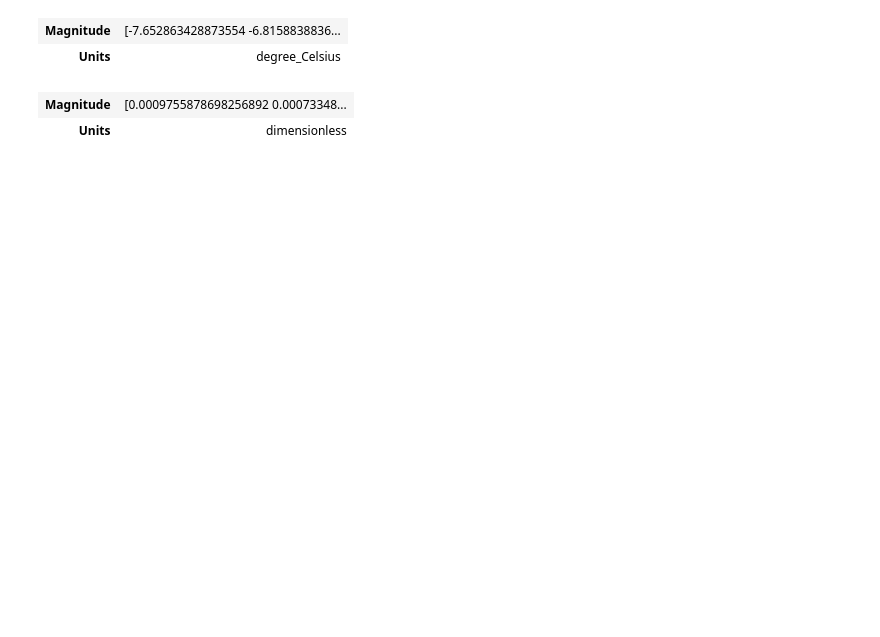
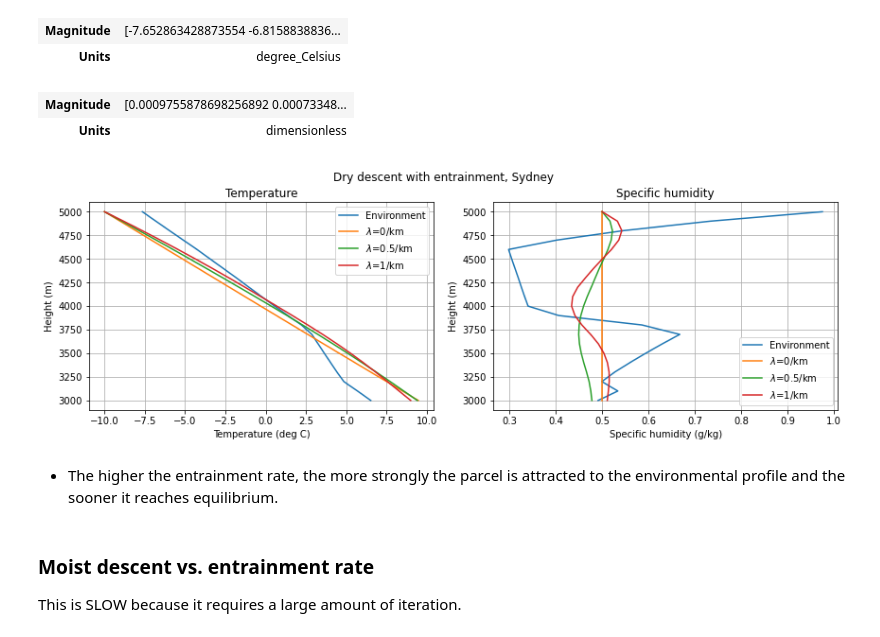
Before and after one commit to tschanzer/taste-of-research-21T3, a Jupyter notebook: notebooks/20210929_entrainment/20210929_entrainment.ipynb, the cells around one changed output. Saved outputs shown, nothing was run; the diff lists cells and outputs as text; code cells hidden in the pictures; blank space fills up the shorter version.

Commit message:
Test entrainment functions

```diff
--- a/notebooks/20210929_entrainment/20210929_entrainment.ipynb
+++ b/notebooks/20210929_entrainment/20210929_entrainment.ipynb
@@ -31,6 +31,10 @@ from environment import Environment
 from thermo import moist_lapse, remaining_liquid_ratio, evaporation_level
 from thermo import extra_liquid_descent_profile
 from thermo import specific_humidity_from_descent_profile
+# %%
+fig_path = ('20210929_entrainment_figures/')
+if not exists(fig_path):
+    mkdir(fig_path)
 # %%
 file = '../../soundings/SYDNEY AIRPORT (94767) 12 Nov 2019 00Z.txt'
 sounding = pd.read_csv(
@@ -399,5 +404,5 @@ def entrainment_profile(
 # %%
-height = np.arange(5000, 3999, -100)*units.meter
+height = np.arange(5000, 2999, -100)*units.meter
 # %%
 sydney.temperature(height)
 # %% [output]
@@ -410,7 +415,55 @@ sydney.specific_humidity(height)
 | Units | dimensionless |
 # %%
 # %%timeit
-t, q, l = entrainment_profile(
+t1, q1, l1 = entrainment_profile(
+    height, -10*units.celsius, 5e-4, 0,
+    sydney.pressure, sydney.temperature, sydney.specific_humidity,
+    lambda x: 0, 0/units.km, 1*units.m)
+t2, q2, l2 = entrainment_profile(
+    height, -10*units.celsius, 5e-4, 0,
+    sydney.pressure, sydney.temperature, sydney.specific_humidity,
+    lambda x: 0, 0.5/units.km, 1*units.m)
+t3, q3, l3 = entrainment_profile(
     height, -10*units.celsius, 5e-4, 0,
     sydney.pressure, sydney.temperature, sydney.specific_humidity,
     lambda x: 0, 1/units.km, 1*units.m)
+# %%
+fig = plt.figure(figsize=(12,4))
+ax = fig.add_subplot(121)
+ax.plot(sydney.temperature(height), height, label='Environment')
+ax.plot(t1, height, label=r'$\lambda$=0/km')
+ax.plot(t2, height, label=r'$\lambda$=0.5/km')
+ax.plot(t3, height, label=r'$\lambda$=1/km')
+ax.legend()
+ax.grid()
+ax.set(
+    xlabel='Temperature (deg C)',
+    ylabel='Height (m)',
+    title='Temperature')
+
+ax = fig.add_subplot(122)
+ax.plot(sydney.specific_humidity(height)*1e3, height, label='Environment')
+ax.plot(q1*1e3, height, label=r'$\lambda$=0/km')
+ax.plot(q2*1e3, height, label=r'$\lambda$=0.5/km')
+ax.plot(q3*1e3, height, label=r'$\lambda$=1/km')
+ax.legend()
+ax.grid()
+ax.set(
+    xlabel='Specific humidity (g/kg)',
+    ylabel='Height (m)',
+    title='Specific humidity')
+
+fig.tight_layout()
+fig.suptitle('Dry descent with entrainment, Sydney', y=1.02)
+fig.savefig(
+    fig_path + 'dry_vs_entrainment_rate.png', dpi=300, facecolor='w',
+    bbox_inches='tight')
+plt.show()
+# %% [output]
+[figure, added]
+# %% [markdown]
+- The higher the entrainment rate, the more strongly the parcel is attracted to the environmental profile and the sooner it reaches equilibrium.
+# %% [markdown]
+### Moist descent vs. entrainment rate
+
+This is SLOW because it requires a large amount of iteration.
```
Also changed, not shown: parts of 8 cells of this notebook, 2 other files.
